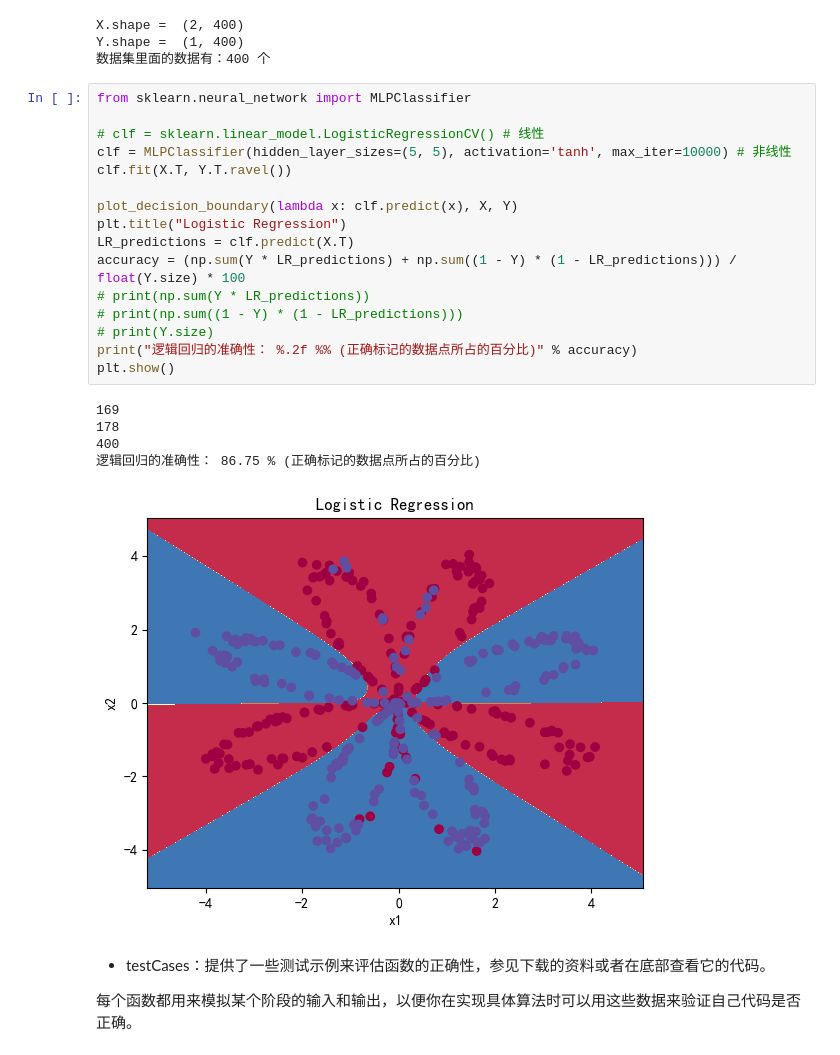
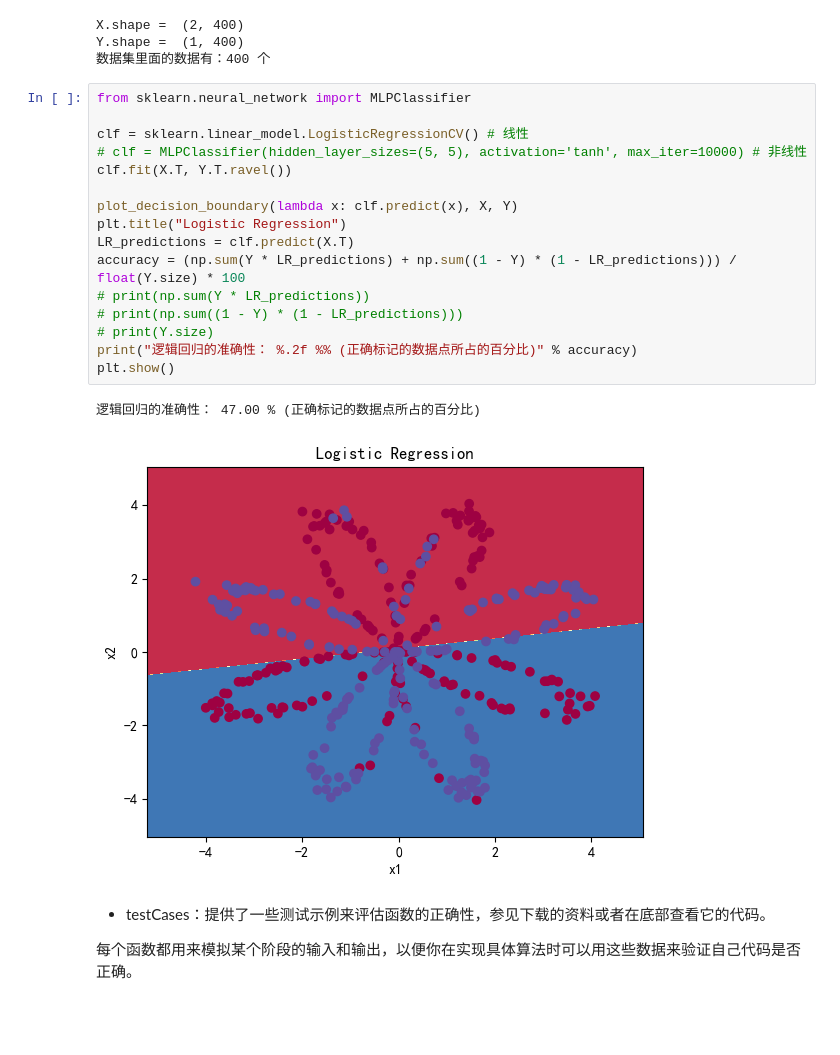
Before and after one commit to machao318927/DeepLearn_Wu, a Jupyter notebook: 第三周-带有一个隐藏层的平面数据分类.ipynb, the cells around one changed output. Drawn from its saved outputs; the diff is of its cells as text; blank space fills up the shorter version.

```diff
--- a/第三周-带有一个隐藏层的平面数据分类.ipynb
+++ b/第三周-带有一个隐藏层的平面数据分类.ipynb
@@ -199,25 +202,22 @@ Y.shape =  (1, 400)
 # %%
 from sklearn.neural_network import MLPClassifier
 
-# clf = sklearn.linear_model.LogisticRegressionCV() # 线性
-clf = MLPClassifier(hidden_layer_sizes=(5, 5), activation='tanh', max_iter=10000) # 非线性
+clf = sklearn.linear_model.LogisticRegressionCV() # 线性
+# clf = MLPClassifier(hidden_layer_sizes=(5, 5), activation='tanh', max_iter=10000) # 非线性
 clf.fit(X.T, Y.T.ravel())
 
 plot_decision_boundary(lambda x: clf.predict(x), X, Y)
 plt.title("Logistic Regression")
 LR_predictions = clf.predict(X.T)
 accuracy = (np.sum(Y * LR_predictions) + np.sum((1 - Y) * (1 - LR_predictions))) / float(Y.size) * 100
 # print(np.sum(Y * LR_predictions))
 # print(np.sum((1 - Y) * (1 - LR_predictions)))
 # print(Y.size)
 print("逻辑回归的准确性： %.2f %% (正确标记的数据点所占的百分比)" % accuracy)
 plt.show()
 # %% [output]
-169
-178
-400
-逻辑回归的准确性： 86.75 % (正确标记的数据点所占的百分比)
+逻辑回归的准确性： 47.00 % (正确标记的数据点所占的百分比)
-[figure, old version]
+[figure, new version]
 # %% [markdown]
 - testCases：提供了一些测试示例来评估函数的正确性，参见下载的资料或者在底部查看它的代码。
 
```
Also changed, not shown: parts of 21 cells of this notebook, 1 other file.
